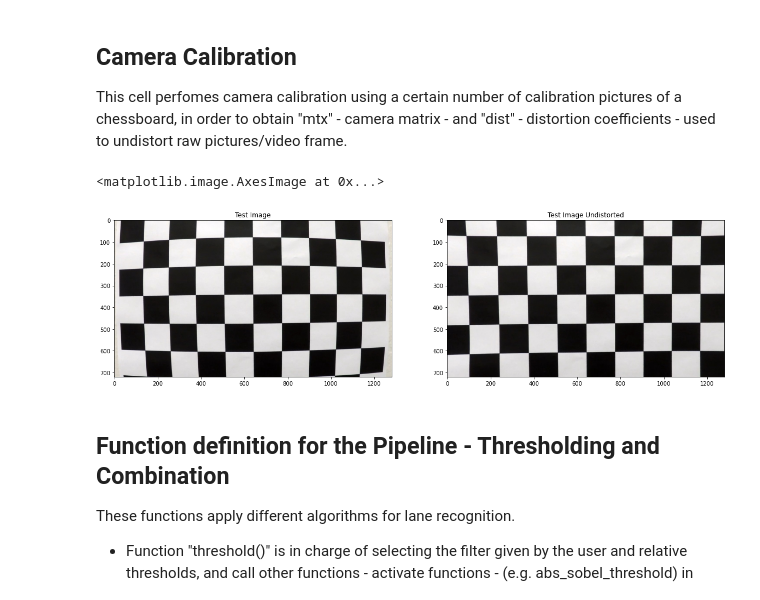
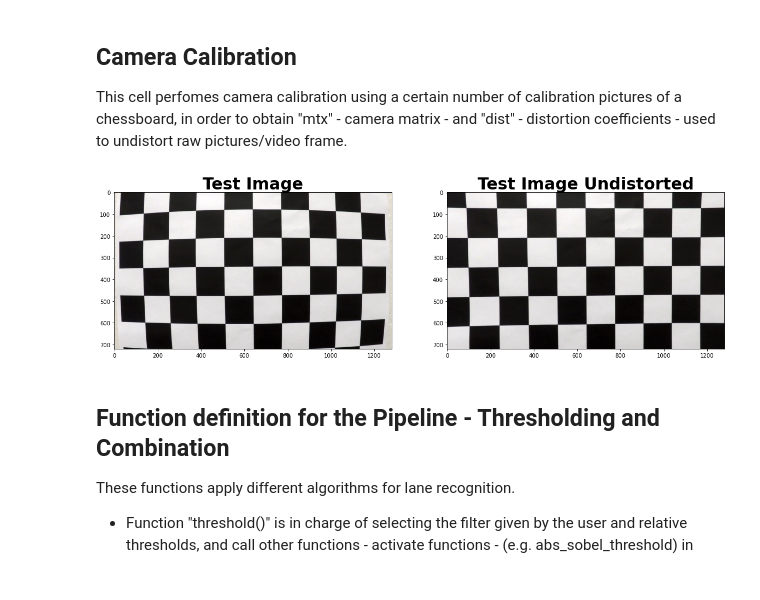
Before and after one commit to Cartoniol/CarND-Advanced-Lane-Lines-master, a Jupyter notebook: P2.ipynb, the cells around one changed output. Cells and saved outputs as stored; diff of their text form; code cells hidden in the pictures.

```diff
--- a/P2.ipynb
+++ b/P2.ipynb
@@ -61,37 +61,37 @@ for idx, fname in enumerate(images):
     ret, corners = cv2.findChessboardCorners(gray, (num_cornerx,num_cornery), None)
 
     # If found, add object points, image points
     if ret == True:
         objpoints.append(objp)
         imgpoints.append(corners)
 
 # Camera calibration
 ret, mtx, dist, rvecs, tvecs = cv2.calibrateCamera(objpoints, imgpoints, img_size, None, None)
 
 # Camera calibration cache populated
 cache_cam_cal["mtx"] = mtx
 cache_cam_cal["dist"] = dist
 
 # Undistortion function definition
 def undistortion(img):
 
     dst = cv2.undistort(img, cache_cam_cal["mtx"], cache_cam_cal["dist"], None, cache_cam_cal["mtx"])
 
     return dst
 
 # Sanity check for camera calibration
 test_img = mpimg.imread(cal_img_path + 'calibration1.jpg')
 test_dst = undistortion(test_img)
 
 # Plot source (distorted) image and undistorted image as comparison
 f, (ax1, ax2) = plt.subplots(1, 2, figsize=(20,10))
-ax1.set_title('Test Image')
+ax1.set_title('Test Image', fontweight="bold", size=30)
 ax1.imshow(test_img)
-ax2.set_title('Test Image Undistorted')
+ax2.set_title('Test Image Undistorted', fontweight="bold", size=30)
 ax2.imshow(test_dst)
+plt.savefig('ChessUndist')
 # %% [output]
-<matplotlib.image.AxesImage at 0x...>
-[figure, old version]
+[figure, new version]
 # %% [markdown]
 ## Function definition for the Pipeline - Thresholding and Combination
 
```
Also changed, not shown: parts of 11 cells of this notebook, 27 other files.
